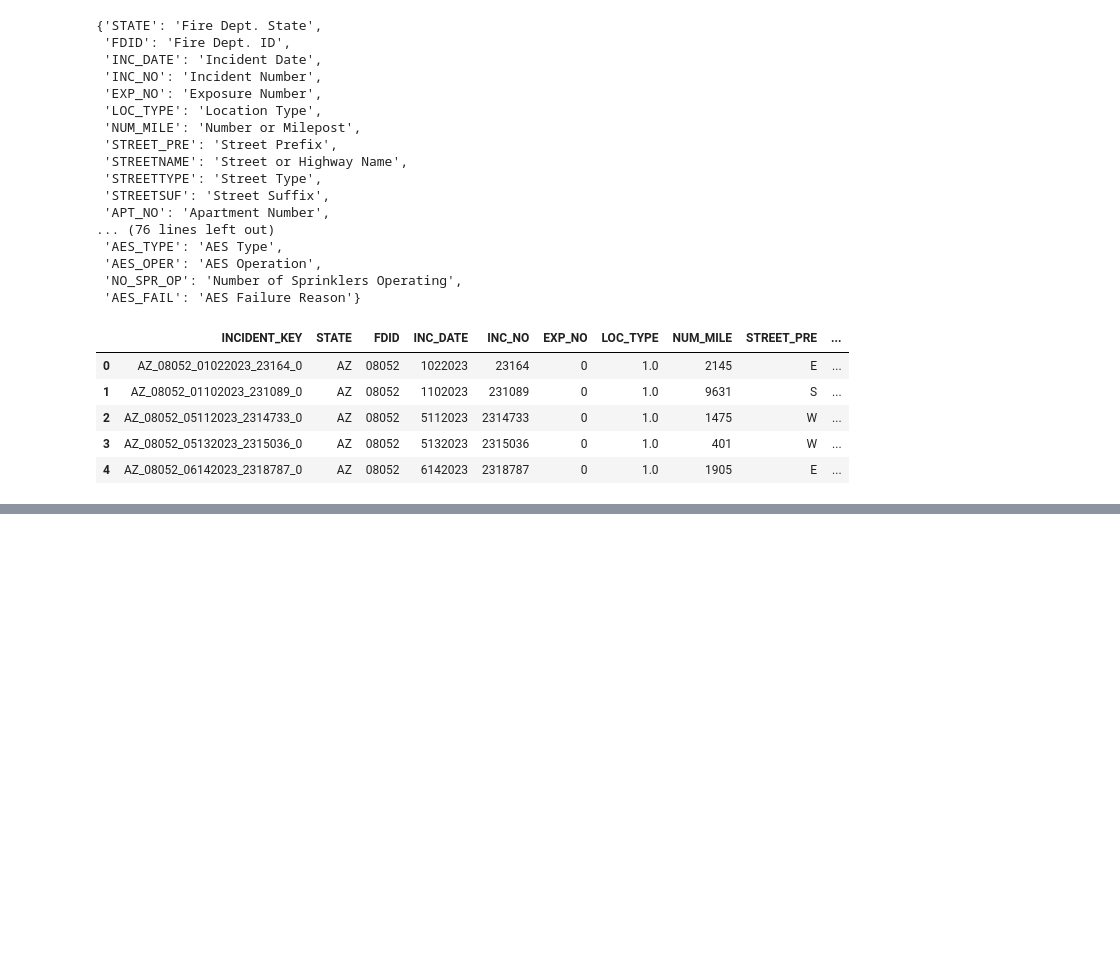
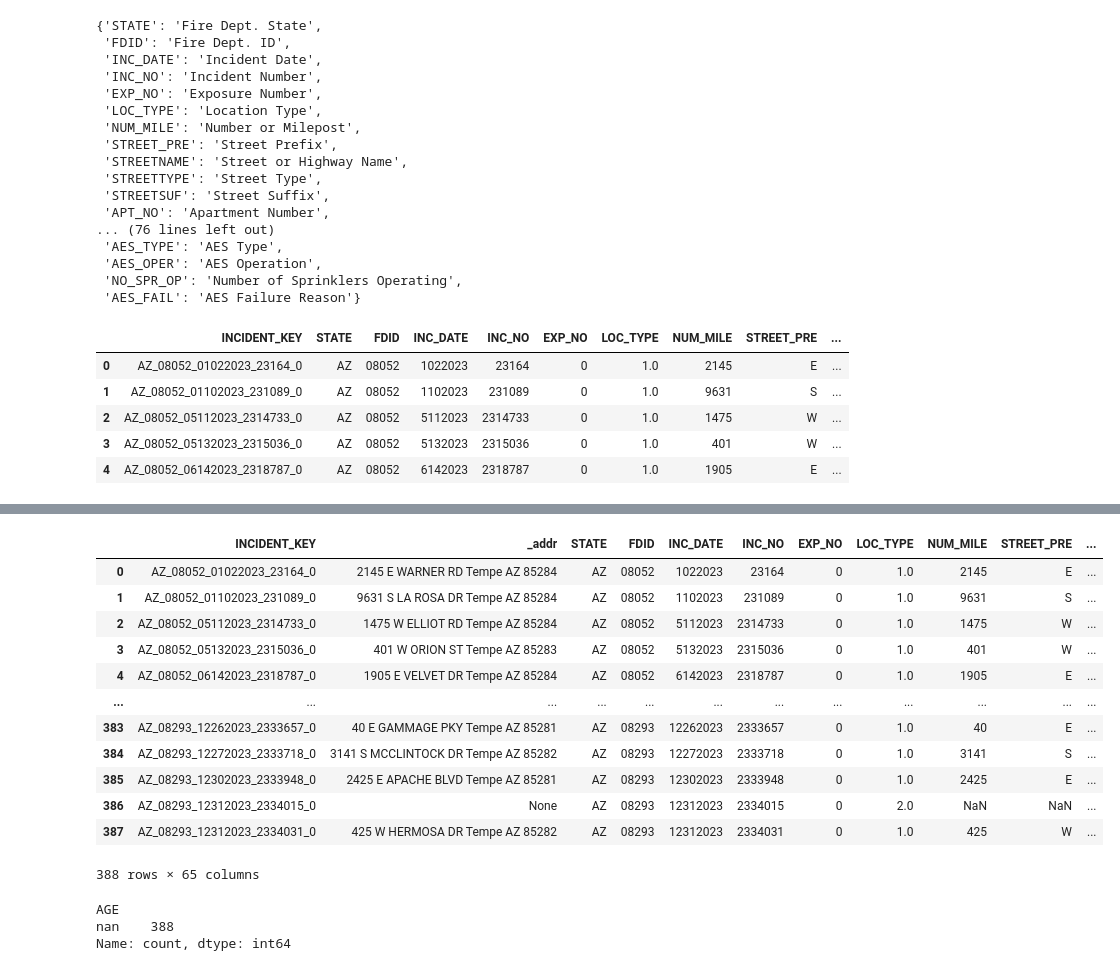
Before and after one commit to alexvng/nfirs-unity-visualization, a Jupyter notebook: fire_data.ipynb, the cells around one changed output, grey strips where cells are left out. Saved outputs shown, nothing was run; the diff lists cells and outputs as text; code cells hidden in the pictures; blank space fills up the shorter version.

```diff
--- a/fire_data.ipynb
+++ b/fire_data.ipynb
@@ -122,0 +120,3 @@ memory usage: 229.0+ KB
+# %%
+fires_in_tempe = fires_in_tempe.dropna(axis=1,how='all')
+fires_in_tempe.info()
@@ -125,7 +143,7 @@ memory usage: 229.0+ KB
 def parse_addr_1(row):
     if row['LOC_TYPE'] not in (1,3):
         return None
-    addr = list(row.iloc[7:13])
+    addr = list(row.iloc[7:14])
     addr = [str(x) if pd.notna(x) else '' for x in addr]
     addr = [x.strip() for x in addr if x.strip() != '']
     return ' '.join(addr)
@@ -137,0 +194,24 @@ fires_in_tempe['_addr'] = fires_in_tempe.apply(lambda x: parse_addr_1(x), axis=1
+# %%
+cols = fires_in_tempe.columns.tolist()
+cols.insert(1,cols.pop())
+fires_in_tempe = fires_in_tempe[cols]
+# %% [output]
+|  | INCIDENT_KEY | _addr | STATE | FDID | INC_DATE | INC_NO | EXP_NO | LOC_TYPE | NUM_MILE | STREET_PRE | ... |
+| 0 | AZ_08052_01022023_23164_0 | 2145 E WARNER RD Tempe AZ 85284 | AZ | 08052 | 1022023 | 23164 | 0 | 1.0 | 2145 | E | ... |
+| 1 | AZ_08052_01102023_231089_0 | 9631 S LA ROSA DR Tempe AZ 85284 | AZ | 08052 | 1102023 | 231089 | 0 | 1.0 | 9631 | S | ... |
+| 2 | AZ_08052_05112023_2314733_0 | 1475 W ELLIOT RD Tempe AZ 85284 | AZ | 08052 | 5112023 | 2314733 | 0 | 1.0 | 1475 | W | ... |
+| 3 | AZ_08052_05132023_2315036_0 | 401 W ORION ST Tempe AZ 85283 | AZ | 08052 | 5132023 | 2315036 | 0 | 1.0 | 401 | W | ... |
+| 4 | AZ_08052_06142023_2318787_0 | 1905 E VELVET DR Tempe AZ 85284 | AZ | 08052 | 6142023 | 2318787 | 0 | 1.0 | 1905 | E | ... |
+| ... | ... | ... | ... | ... | ... | ... | ... | ... | ... | ... | ... |
+| 383 | AZ_08293_12262023_2333657_0 | 40 E GAMMAGE PKY Tempe AZ 85281 | AZ | 08293 | 12262023 | 2333657 | 0 | 1.0 | 40 | E | ... |
+| 384 | AZ_08293_12272023_2333718_0 | 3141 S MCCLINTOCK DR Tempe AZ 85282 | AZ | 08293 | 12272023 | 2333718 | 0 | 1.0 | 3141 | S | ... |
+| 385 | AZ_08293_12302023_2333948_0 | 2425 E APACHE BLVD Tempe AZ 85281 | AZ | 08293 | 12302023 | 2333948 | 0 | 1.0 | 2425 | E | ... |
+| 386 | AZ_08293_12312023_2334015_0 | None | AZ | 08293 | 12312023 | 2334015 | 0 | 2.0 | NaN | NaN | ... |
+| 387 | AZ_08293_12312023_2334031_0 | 425 W HERMOSA DR Tempe AZ 85282 | AZ | 08293 | 12312023 | 2334031 | 0 | 1.0 | 425 | W | ... |
+388 rows × 65 columns
+# %%
+fires_in_tempe['AGE'].value_counts()
+# %% [output]
+AGE
+nan    388
+Name: count, dtype: int64
```
Also changed, not shown: parts of 8 cells of this notebook.
